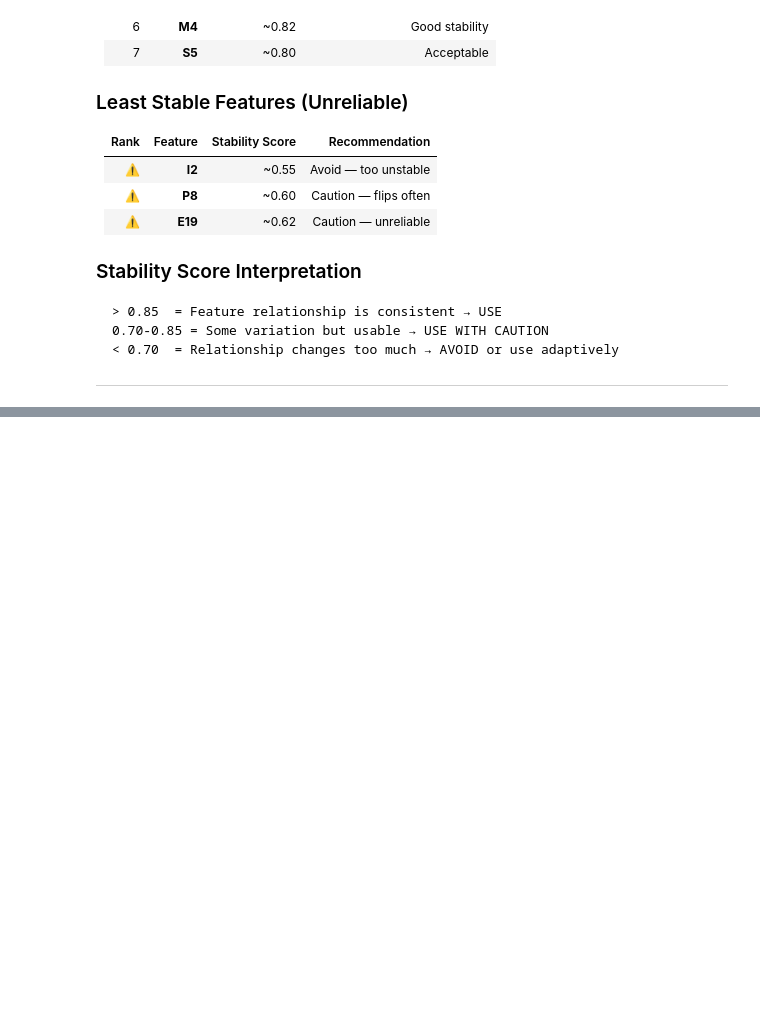
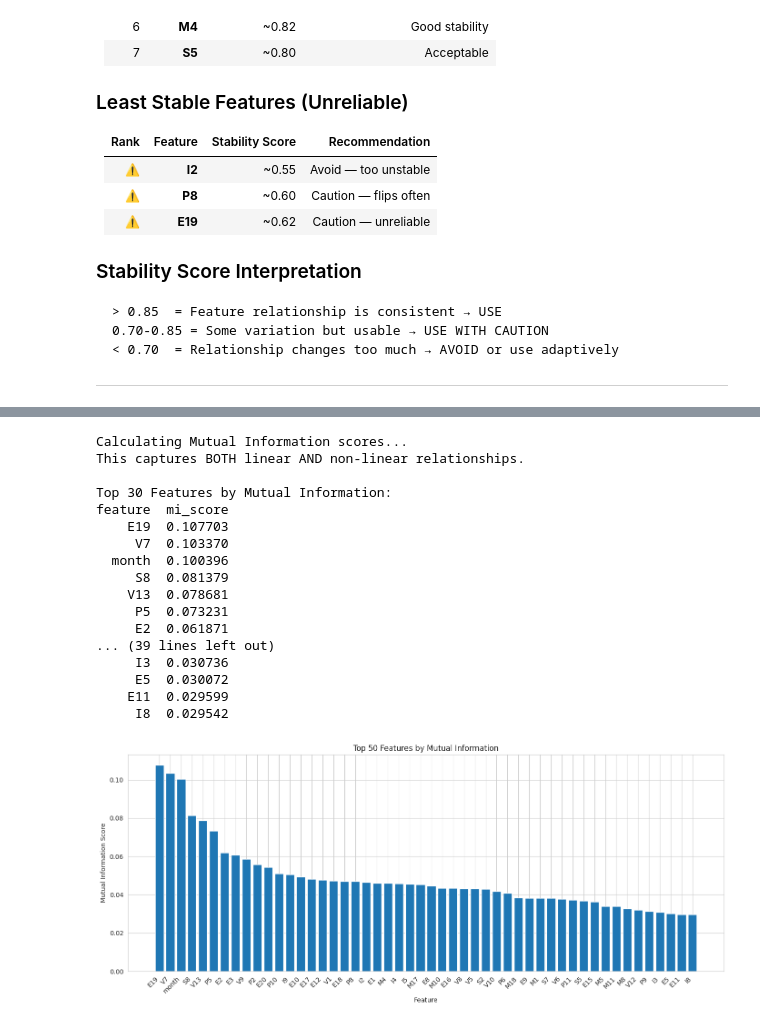
Before and after one commit to tungtokyo1108/Data_Science_Python, a Jupyter notebook: Deep EDA: From Market Efficiency to Alpha Signals.ipynb, the cells around one changed output, grey strips where cells are left out. Drawn from its saved outputs; the diff is of its cells as text; code cells hidden in the pictures; blank space fills up the shorter version.

```diff
--- a/Deep EDA: From Market Efficiency to Alpha Signals.ipynb
+++ b/Deep EDA: From Market Efficiency to Alpha Signals.ipynb
@@ -1588,0 +1395,46 @@ ax.set_xticklabels(period_labels, fontsize=8)
+# %%
+print("Calculating Mutual Information scores...")
+print("This captures BOTH linear AND non-linear relationships.\n")
+
+mi_scores = mutual_info_regression(
+    X, y,
+    n_neighbors=5,
+    random_state=42
+)
+
+mi_df = pd.DataFrame({
+    'feature': feature_cols,
+    'mi_score': mi_scores
+}).sort_values('mi_score', ascending=False)
+
+print("Top 30 Features by Mutual Information:")
+print(mi_df.head(50).to_string(index=False))
+
+# Visualize
+plt.figure(figsize=(14, 6))
+plt.bar(range(50), mi_df.head(50)['mi_score'].values)
+plt.xticks(range(50), mi_df.head(50)['feature'].values, rotation=45, ha='right')
+plt.xlabel('Feature')
+plt.ylabel('Mutual Information Score')
+plt.title('Top 50 Features by Mutual Information')
+plt.tight_layout()
+plt.show()
+# %% [output]
+Calculating Mutual Information scores...
+This captures BOTH linear AND non-linear relationships.
+
+Top 30 Features by Mutual Information:
+feature  mi_score
+    E19  0.107703
+     V7  0.103370
+  month  0.100396
+     S8  0.081379
+    V13  0.078681
+     P5  0.073231
+     E2  0.061871
+... (39 lines left out)
+     I3  0.030736
+     E5  0.030072
+    E11  0.029599
+     I8  0.029542
+[figure, added]
```
Also changed, not shown: parts of 39 cells of this notebook.
